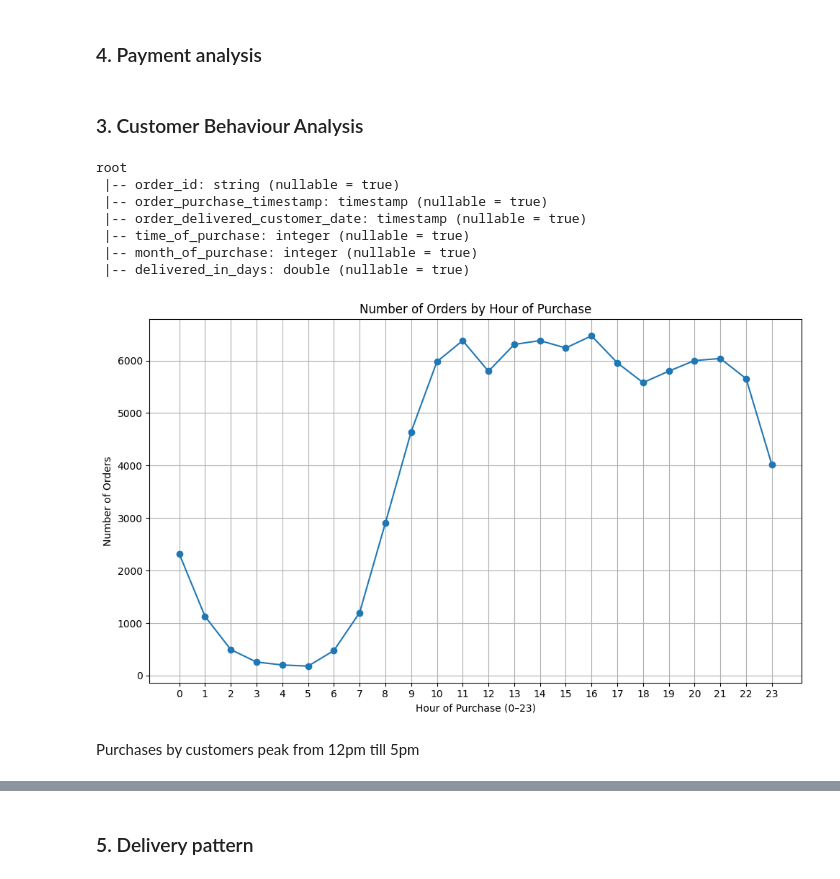
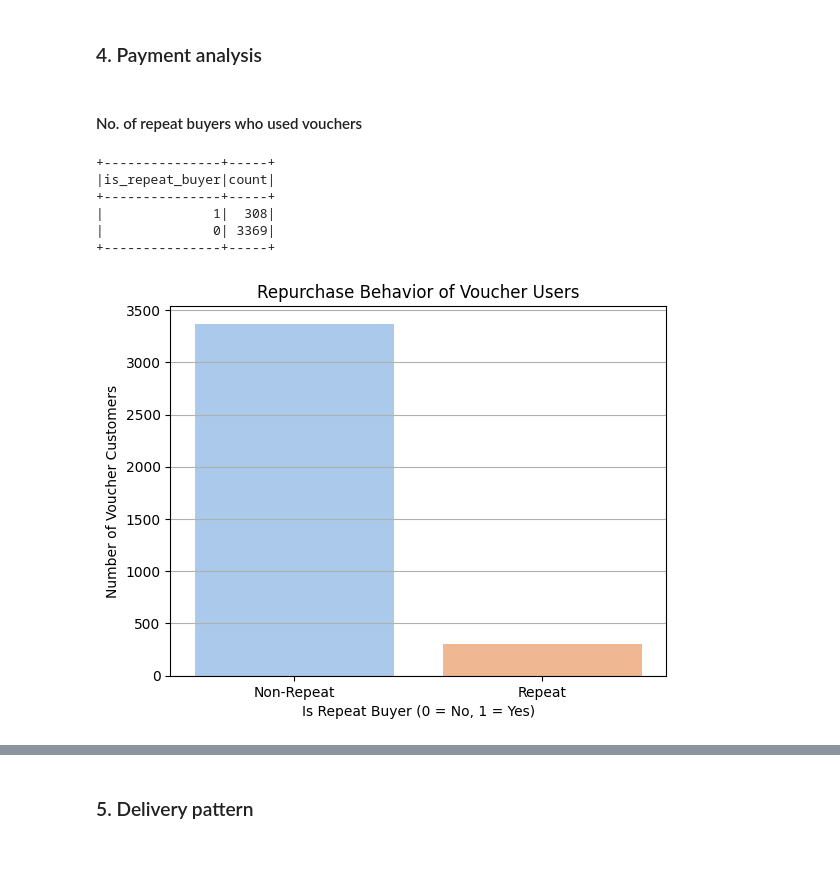
Before and after one commit to FutureYY/309Project, a Jupyter notebook: eda.ipynb, the cells around one changed output, grey strips where cells are left out. Drawn from its saved outputs; the diff is of its cells as text; code cells hidden in the pictures.

```diff
--- a/eda.ipynb
+++ b/eda.ipynb
@@ -127,4 +332,2 @@ plt.show()
 # %% [markdown]
 ### 4. Payment analysis
-# %% [markdown]
-### 3. Customer Behaviour Analysis
@@ -134,37 +334,41 @@ plt.show()
-# %%
-df_time = time_taken_to_deliver(df_orders)
-
-df_time.printSchema()
-
-from pyspark.sql.functions import to_timestamp, hour
-
-df_time_clean = df_time \
-    .withColumn("order_purchase_timestamp", to_timestamp("order_purchase_timestamp")) \
-    .withColumn("order_delivered_customer_date", to_timestamp("order_delivered_customer_date")) \
-    .withColumn("time_of_purchase", hour("order_purchase_timestamp")) \
-    .select("time_of_purchase") \
-    .filter("time_of_purchase IS NOT NULL")
-
-delivery_pd = df_time_clean.toPandas()
-
-orders_by_hour = delivery_pd.groupby('time_of_purchase').size().reset_index(name='num_orders')
-
-plt.figure(figsize=(10,6))
-plt.plot(orders_by_hour['time_of_purchase'], orders_by_hour['num_orders'], marker='o', linestyle='-')
-plt.title("Number of Orders by Hour of Purchase")
-plt.xlabel("Hour of Purchase (0–23)")
-plt.ylabel("Number of Orders")
-plt.xticks(range(0, 24))  # make sure all 24 hours show
-plt.grid(True)
-plt.tight_layout()
-# %% [output]
-root
- |-- order_id: string (nullable = true)
- |-- order_purchase_timestamp: timestamp (nullable = true)
- |-- order_delivered_customer_date: timestamp (nullable = true)
- |-- time_of_purchase: integer (nullable = true)
- |-- month_of_purchase: integer (nullable = true)
- |-- delivered_in_days: double (nullable = true)
-[figure, removed]
-# %% [markdown]
-Purchases by customers peak from 12pm till 5pm
+# %% [markdown]
+#### No. of repeat buyers who used vouchers
+# %%
+repeat_buyers = finding_repeat_buyers(df_orders, df_customers, df_order_items)
+
+voucher_users = df_order_payments.filter(col("payment_type") == "voucher") \
+    .select("order_id").distinct()
+
+voucher_customers = df_orders.join(voucher_users, on="order_id") \
+    .select("customer_id").distinct()
+
+voucher_behavior = df_customers.join(voucher_customers, on="customer_id", how="inner") \
+    .join(repeat_buyers.select("customer_unique_id", "is_repeat_buyer"), on="customer_unique_id", how="left")
+
+voucher_behavior.groupBy("is_repeat_buyer").count().show()
+# %% [output]
++---------------+-----+
+|is_repeat_buyer|count|
++---------------+-----+
+|              1|  308|
+|              0| 3369|
++---------------+-----+
+# %%
+voucher_behavior_pd = voucher_behavior.groupBy("is_repeat_buyer").count().toPandas()
+
+import matplotlib.pyplot as plt
+import seaborn as sns
+
+# Replace nulls in case some customers weren't matched in repeat_buyers
+voucher_behavior_pd['is_repeat_buyer'] = voucher_behavior_pd['is_repeat_buyer'].fillna(0).astype(int)
+voucher_behavior_pd = voucher_behavior_pd.sort_values("is_repeat_buyer")
+
+sns.barplot(data=voucher_behavior_pd, x="is_repeat_buyer", y="count", palette="pastel")
+plt.title("Repurchase Behavior of Voucher Users")
+plt.xlabel("Is Repeat Buyer (0 = No, 1 = Yes)")
+plt.ylabel("Number of Voucher Customers")
+plt.xticks([0, 1], ["Non-Repeat", "Repeat"])
+plt.grid(True, axis='y')
+plt.show()
+# %% [output]
+[figure, added]
```
Also changed, not shown: parts of 37 cells of this notebook.
